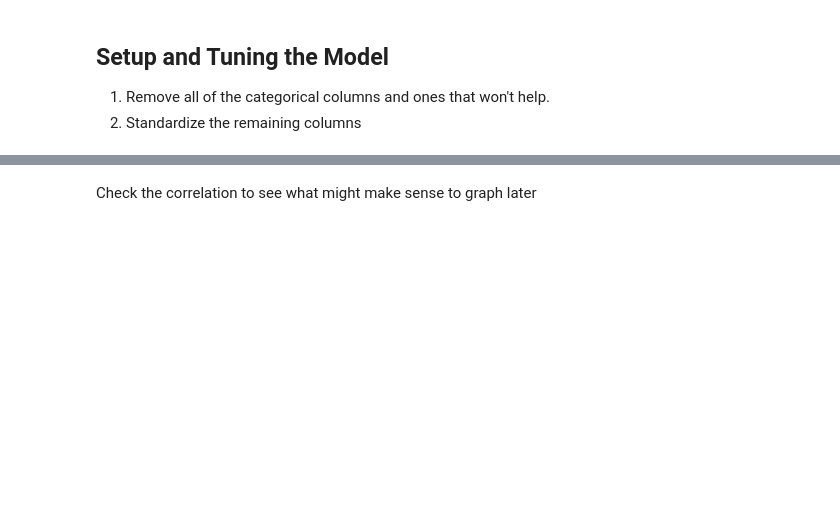
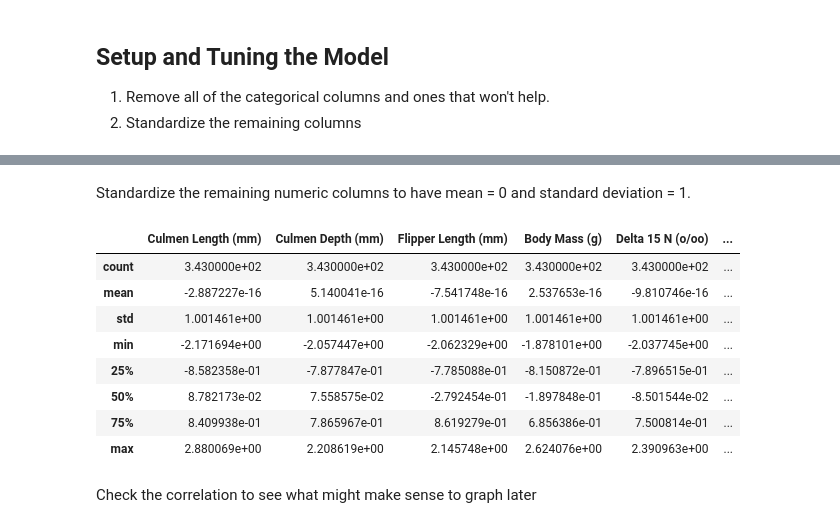
Before and after one commit to dgitall/Exercise-DataProcessing, a Jupyter notebook: Exercise_KMeans.ipynb, the cells around one changed output, grey strips where cells are left out. Cells and saved outputs as stored; diff of their text form; code cells hidden in the pictures; blank space fills up the shorter version.

```diff
--- a/Exercise_KMeans.ipynb
+++ b/Exercise_KMeans.ipynb
@@ -99,3 +122,23 @@ memory usage: 16.2 KB
+# %% [markdown]
+Standardize the remaining numeric columns to have mean = 0 and standard deviation = 1.
+# %%
+from sklearn.preprocessing import StandardScaler
+
+cols = animalData.columns
+scaler = StandardScaler()
+animalData = pd.DataFrame(scaler.fit_transform(animalData))
+animalData.columns = cols
+animalData.describe()
+# %% [output]
+|  | Culmen Length (mm) | Culmen Depth (mm) | Flipper Length (mm) | Body Mass (g) | Delta 15 N (o/oo) | ... |
+| count | 3.430000e+02 | 3.430000e+02 | 3.430000e+02 | 3.430000e+02 | 3.430000e+02 | ... |
+| mean | -2.887227e-16 | 5.140041e-16 | -7.541748e-16 | 2.537653e-16 | -9.810746e-16 | ... |
+| std | 1.001461e+00 | 1.001461e+00 | 1.001461e+00 | 1.001461e+00 | 1.001461e+00 | ... |
+| min | -2.171694e+00 | -2.057447e+00 | -2.062329e+00 | -1.878101e+00 | -2.037745e+00 | ... |
+| 25% | -8.582358e-01 | -7.877847e-01 | -7.785088e-01 | -8.150872e-01 | -7.896515e-01 | ... |
+| 50% | 8.782173e-02 | 7.558575e-02 | -2.792454e-01 | -1.897848e-01 | -8.501544e-02 | ... |
+| 75% | 8.409938e-01 | 7.865967e-01 | 8.619279e-01 | 6.856386e-01 | 7.500814e-01 | ... |
+| max | 2.880069e+00 | 2.208619e+00 | 2.145748e+00 | 2.624076e+00 | 2.390963e+00 | ... |
 # %% [markdown]
 Check the correlation to see what might make sense to graph later
 # %%
```
Also changed, not shown: parts of 11 cells of this notebook, 2 other files.
